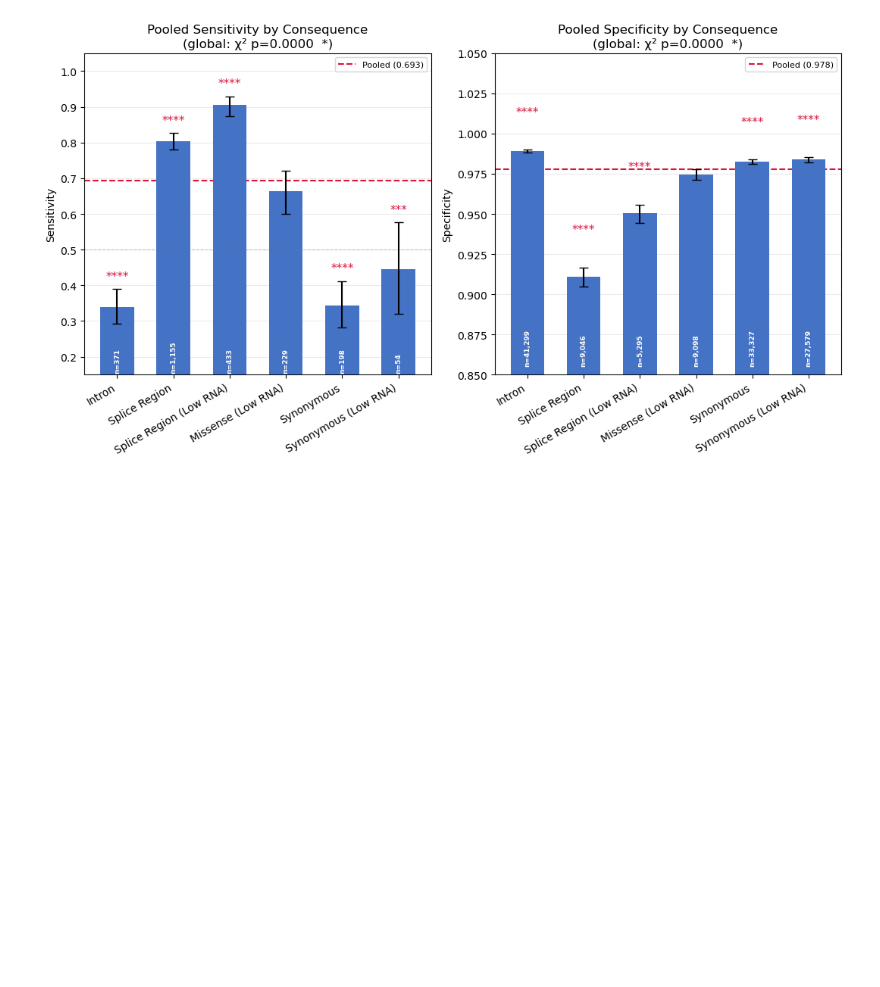
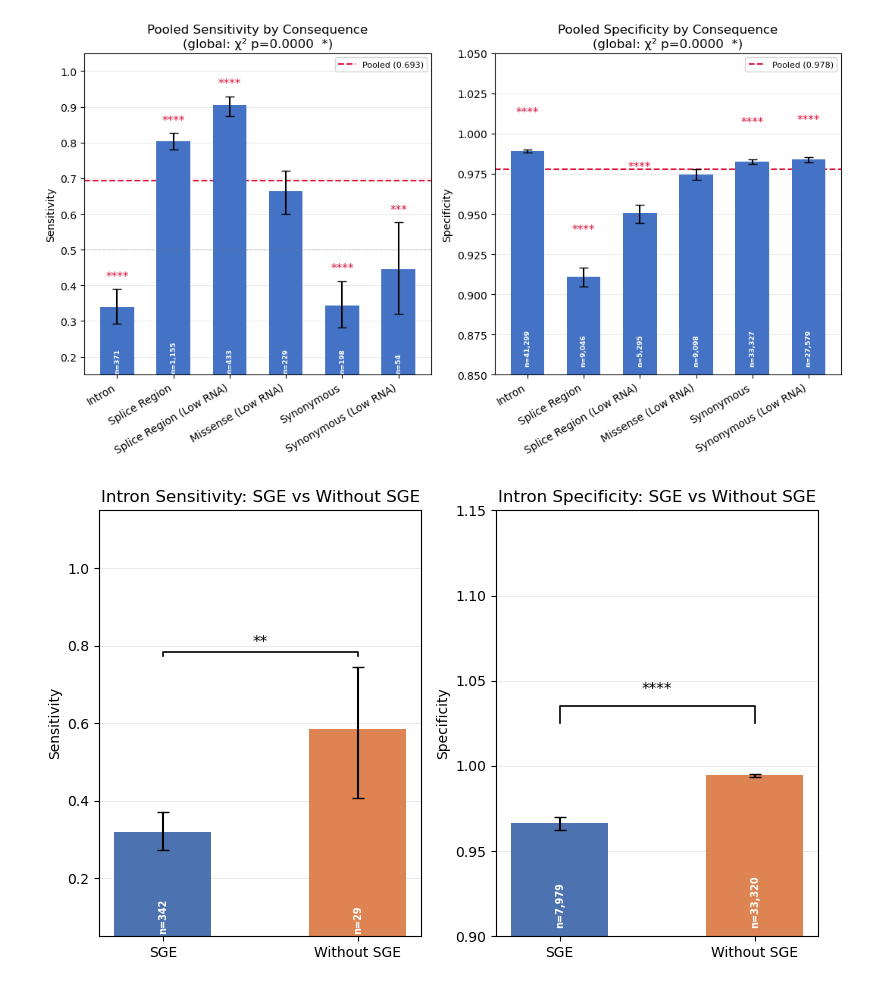
Before and after one commit to ivanw314/PillarProject_CAVA_Analysis, a Jupyter notebook: Notebooks/PP_SpliceAI_Joint_benchmarking.ipynb, the cells around one changed output. Drawn from its saved outputs; the diff is of its cells as text; code cells hidden in the pictures; blank space fills up the shorter version.

Commit message:
Update PP_SpliceAI_Joint_benchmarking.ipynb
Added intron variant comparison between SGE and all other data excluding SGE

```diff
--- a/Notebooks/PP_SpliceAI_Joint_benchmarking.ipynb
+++ b/Notebooks/PP_SpliceAI_Joint_benchmarking.ipynb
@@ -609,3 +609,96 @@ fig_combined = plot_combined_comparison(
 plt.show()
 # %% [output]
 [figure]
+# %%
+# Intron variants: SGE vs without SGE (Curated + ClinVar pooled)
+
+intron_cons = CONSEQUENCE_MAP['Intron']
+
+sge_intron = get_sge_sub(sge_set, 'Intron', rna_filtered=False)
+cur_intron  = curated_set[curated_set['simplified_consequence'].isin(intron_cons)]
+clv_intron  = clinvar_set[clinvar_set[CLINVAR_CONS_COL].isin(intron_cons)]
+
+cm_sge = build_confusion_matrix(sge_intron, SGE_LABEL_COL,     SGE_POS_LABEL,     SGE_NEG_LABEL)
+
+cm_no_sge = np.zeros((2, 2), dtype=int)
+for sub_df, label_col, pos_label, neg_label in [
+    (cur_intron, CURATED_LABEL_COL, CURATED_POS_LABEL, CURATED_NEG_LABEL),
+    (clv_intron, CLINVAR_LABEL_COL, CLINVAR_POS_LABEL, CLINVAR_NEG_LABEL),
+]:
+    n_pos = sub_df[label_col].eq(pos_label).sum()
+    n_neg = sub_df[label_col].eq(neg_label).sum()
+    if min(n_pos, n_neg) >= 5:
+        cm_no_sge += build_confusion_matrix(sub_df, label_col, pos_label, neg_label)
+
+result = compare_components([cm_sge, cm_no_sge], ['SGE', 'Without SGE'])
+
+# Build plot DataFrame
+intron_rows = []
+for label, cm in [('SGE', cm_sge), ('Without SGE', cm_no_sge)]:
+    tn, fp, fn, tp = cm[0,0], cm[0,1], cm[1,0], cm[1,1]
+    intron_rows.append({
+        'group':       label,
+        'sensitivity': tp / (tp + fn),
+        'specificity': tn / (tn + fp),
+        'tp': int(tp), 'n_pos': int(tp + fn),
+        'tn': int(tn), 'n_neg': int(tn + fp),
+    })
+intron_df = pd.DataFrame(intron_rows)
+
+GROUP_COLORS = {'SGE': '#4C72B0', 'Without SGE': '#DD8452'}
+GROUP_ORDER  = ['SGE', 'Without SGE']
+
+fig, axes = plt.subplots(1, 2, figsize=(8, 5))
+
+specs = [
+    ('sensitivity', 'sensitivity', 'tp', 'n_pos', 'p_SGE_vs_Without SGE'),
+    ('specificity', 'specificity', 'tn', 'n_neg', 'p_SGE_vs_Without SGE'),
+]
+
+for ax, (metric, val_col, k_col, n_col, p_key) in zip(axes, specs):
+    p = result[metric][p_key]
+
+    lo_errs, hi_errs = [], []
+    for _, row in intron_df.iterrows():
+        lo, hi = proportion_confint(int(row[k_col]), int(row[n_col]),
+                                    alpha=0.05, method='wilson')
+        lo_errs.append(row[val_col] - lo)
+        hi_errs.append(hi - row[val_col])
+
+    x = np.arange(len(GROUP_ORDER))
+    bars = [intron_df.loc[intron_df['group'] == g, val_col].iloc[0] for g in GROUP_ORDER]
+    colors = [GROUP_COLORS[g] for g in GROUP_ORDER]
+
+    ax.bar(x, bars, color=colors, width=0.5, zorder=2)
+    ax.errorbar(x, bars, yerr=[lo_errs, hi_errs],
+                fmt='none', color='black', capsize=4, linewidth=1.5, zorder=3)
+
+    # n labels
+    y_min = max(0, np.floor((min(bars) - max(lo_errs) - 0.05) * 20) / 20)
+    for i, (g, n) in enumerate(zip(GROUP_ORDER,
+                                    [intron_df.loc[intron_df['group']==g, n_col].iloc[0]
+                                     for g in GROUP_ORDER])):
+        ax.text(i, y_min + 0.005, f'n={int(n):,}',
+                ha='center', va='bottom', fontsize=7,
+                color='white', fontweight='bold', rotation=90)
+
+    # Significance bracket
+    if not pd.isna(p) and p < 0.05:
+        bracket_y = max(b + e for b, e in zip(bars, hi_errs)) + 0.03
+        ax.plot([0, 0, 1, 1], [bracket_y, bracket_y + 0.01, bracket_y + 0.01, bracket_y],
+                color='black', linewidth=1.2)
+        ax.text(0.5, bracket_y + 0.015, star_label(p),
+                ha='center', va='bottom', fontsize=11)
+
+    ax.set_title(f'Intron {metric.capitalize()}: SGE vs Without SGE')
+    ax.set_xticks(x)
+    ax.set_xticklabels(GROUP_ORDER)
+    ax.set_xlabel('')
+    ax.set_ylabel(metric.capitalize())
+    ax.set_ylim(y_min, 1.15)
+    ax.grid(axis='y', linewidth=0.5, alpha=0.4, zorder=0)
+
+plt.tight_layout()
+plt.show()
+# %% [output]
+[figure, added]
```
